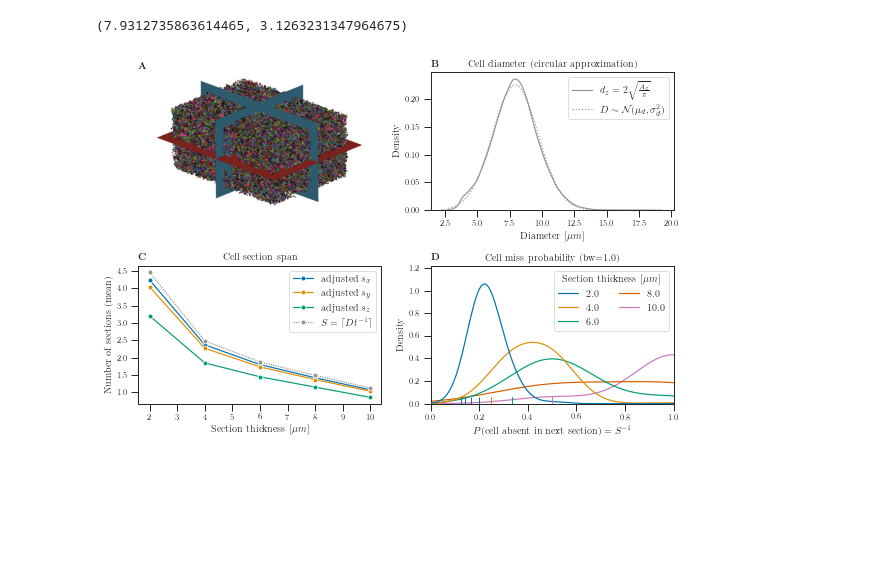
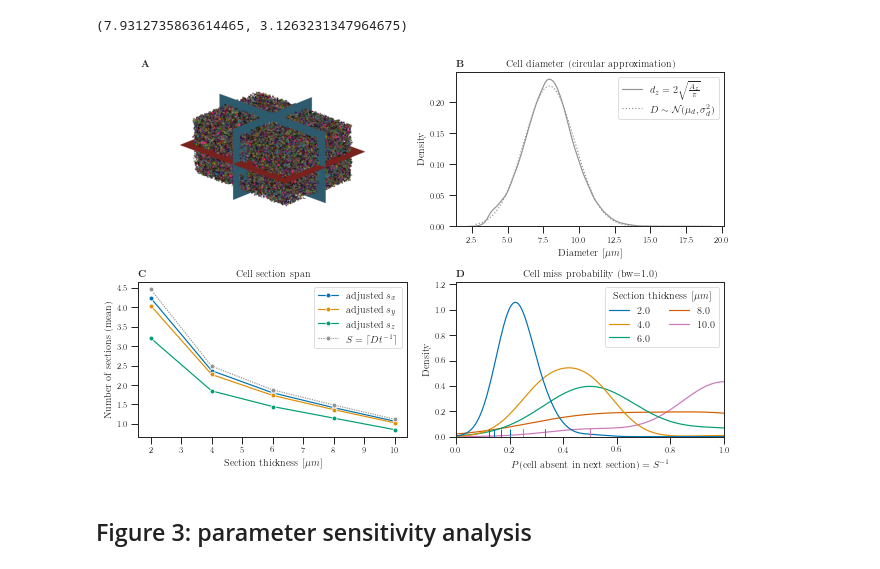
Before and after one commit to BodenmillerGroup/spellmatch, a Jupyter notebook: data/figures/figures.ipynb, the cells around one changed output. Cells and saved outputs as stored; diff of their text form; code cells hidden in the pictures; blank space fills up the shorter version.

Commit message:
figures, benchmark

```diff
--- a/data/figures/figures.ipynb
+++ b/data/figures/figures.ipynb
@@ -101,9 +106,8 @@ mu_d, sigma_d ** 2
 # %% [output]
 (7.9312735863614465, 3.1263231347964675)
 # %%
-def plot_cell_diameter(ax=None, num=1000, **kdeplot_kwargs):
-    if ax is None:
-        ax = plt.gca()
+def plot_cell_diameter(num=1000, **kwargs):
+    ax = kwargs.pop("ax", plt.gca())
     sns.kdeplot(
         x=2 * cell_data.loc[cell_data["sectioning_axis_name"] == "z", "proj_cell_radius_um"],
         label=r"$d_z = 2 \sqrt{\frac{A_z}{\pi}}$",
@@ -111,7 +115,7 @@ def plot_cell_diameter(ax=None, num=1000, **kdeplot_kwargs):
         color="C7",
         legend=False,
         ax=ax,
-        **kdeplot_kwargs,
+        **kwargs,
     )
     x = np.linspace(
         2 * cell_data.loc[cell_data["sectioning_axis_name"] == "z", "proj_cell_radius_um"].min(),
@@ -134,7 +138,7 @@ def plot_cell_diameter(ax=None, num=1000, **kdeplot_kwargs):
     ax.set_ylabel(r"Density")
     ax.legend(loc="upper right")
 # %%
-mask = tifffile.imread("../data/kuett_catena_2022/sectioning/mask.tiff")
+mask = tifffile.imread("../datasets/kuett_catena_2022/sectioning/mask.tiff")
 mask = np.pad(mask, ((20, 20), (40, 40), (40, 40)))
 mask[mask.shape[0] // 2, :, :] = np.amax(mask) + 1
 mask[:, mask.shape[1] // 2, :] = mask[:, :, mask.shape[2] // 2] = np.amax(mask) + 6
@@ -150,9 +154,8 @@ def plot_mask_screenshot(ax=None):
     ax.imshow(np.where(mask_screenshot != 0, mask_screenshot, 255))
     ax.axis("off")
 # %%
-def plot_cell_section_span(ax=None, **lineplot_kwargs):
-    if ax is None:
-        ax = plt.gca()
+def plot_cell_section_span(**kwargs):
+    ax = kwargs.pop("ax", plt.gca())
     data = pd.concat(
         {
             ("Sx", "sectioning"): get_empirical_cell_section_span("x"),
@@ -176,7 +179,7 @@ def plot_cell_section_span(ax=None, **lineplot_kwargs):
         ci=None,
         legend=False,
         ax=ax,
-        **lineplot_kwargs,
+        **kwargs,
     )
     ax.set_title(r"Cell section span")
     ax.set_xlabel(r"Section thickness [$\mu m$]")
@@ -191,9 +194,8 @@ def plot_cell_section_span(ax=None, **lineplot_kwargs):
         loc="upper right",
     )
 # %%
-def plot_cell_miss_probab(ax=None, **kdeplot_kwargs):
-    if ax is None:
-        ax = plt.gca()
+def plot_cell_miss_probab(**kwargs):
+    ax = kwargs.pop("ax", plt.gca())
     data = pd.DataFrame(data=1 / s, columns=t).melt(
         var_name="section_thickness_um", value_name="cell_miss_probab"
     )
@@ -202,9 +204,9 @@ def plot_cell_miss_probab(ax=None, **kdeplot_kwargs):
         data=data,
         x="cell_miss_probab",
         hue="section_thickness_um",
+        bw_method=1,
         ax=ax,
-        bw_method=1,
-        **kdeplot_kwargs,
+        **kwargs,
     )
     sns.rugplot(
         data=data.drop_duplicates(),
@@ -221,15 +223,18 @@ def plot_cell_miss_probab(ax=None, **kdeplot_kwargs):
 # %%
 fig, axes = plt.subplot_mosaic(
     """AB
        CD""",
+    figsize=(1.5 * plt.rcParams["figure.figsize"][0], 1.5 * plt.rcParams["figure.figsize"][1]),
 )
 plot_mask_screenshot(ax=axes["A"])
 plot_cell_diameter(ax=axes["B"])
 plot_cell_section_span(ax=axes["C"])
 plot_cell_miss_probab(ax=axes["D"])
 plt.tight_layout()
 for label, ax in axes.items():
     ax.set_title(f"\\textbf{{{label}}}", loc="left")
 save_and_show("Figure2.pdf")
 # %% [output]
-[figure, old version]
+[figure, new version]
+# %% [markdown]
+## Figure 3: parameter sensitivity analysis
```
Also changed, not shown: parts of 24 cells of this notebook, 7 other files.
